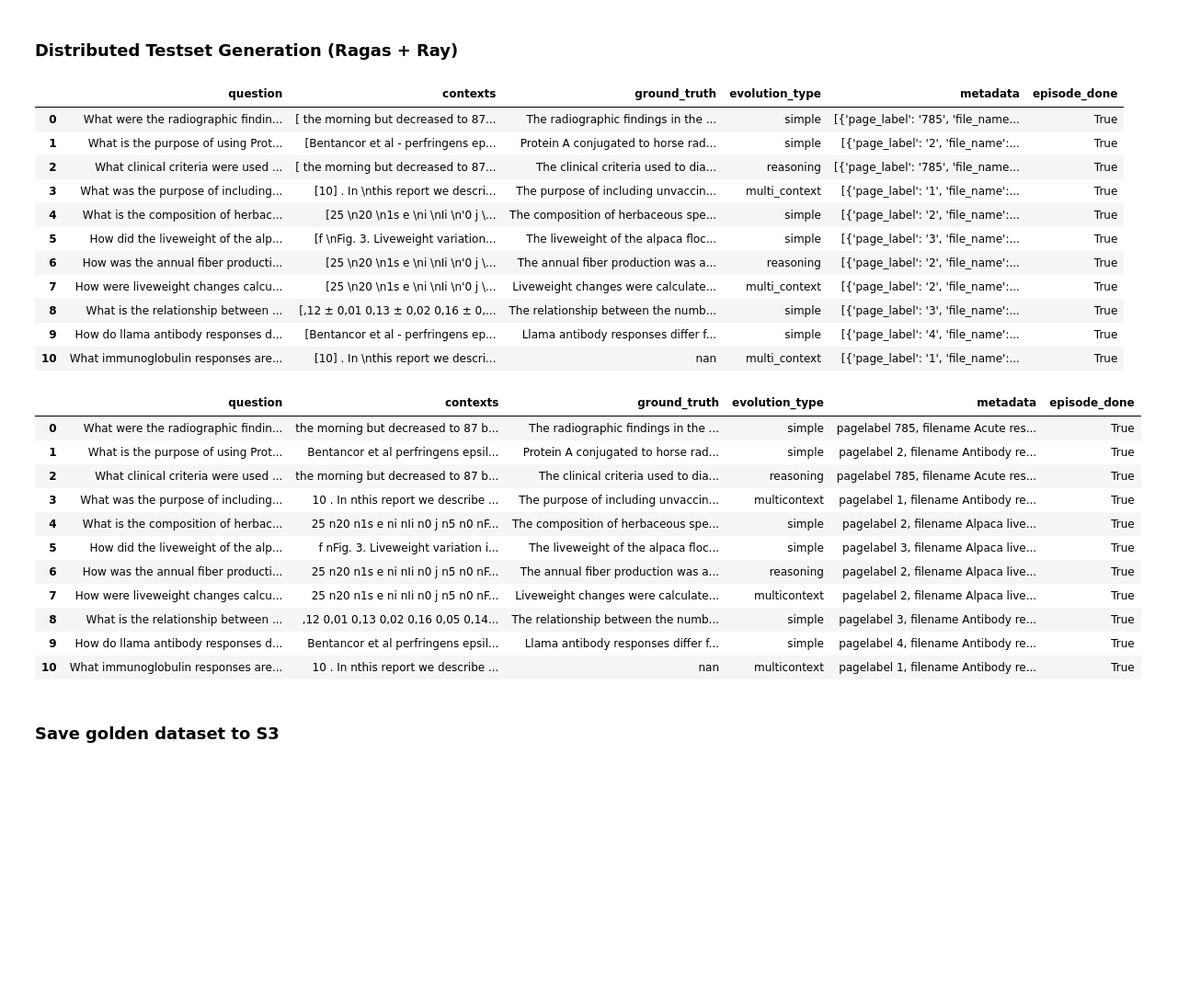
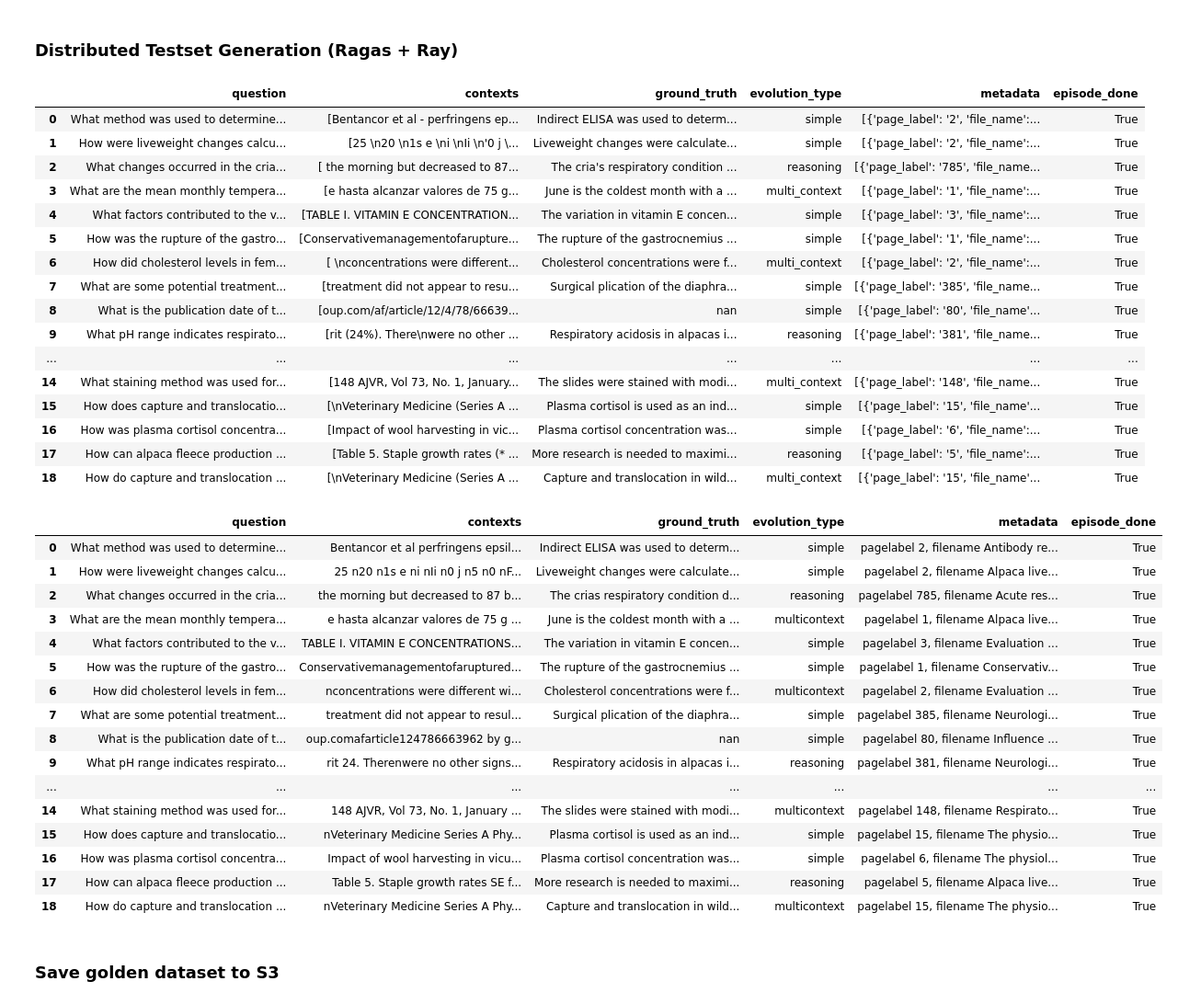
Before and after one commit to aishwaryaprabhat/goku, a Jupyter notebook: goku/dream/2_Distributed_Golden_Dataset_Creation.ipynb, the cells around one changed output. Shown at 92% size. Saved outputs shown, nothing was run; the diff lists cells and outputs as text; code cells hidden in the pictures; blank space fills up the shorter version.

Commit message:
pdf batching for distributed golden dataset creation

```diff
--- a/goku/dream/2_Distributed_Golden_Dataset_Creation.ipynb
+++ b/goku/dream/2_Distributed_Golden_Dataset_Creation.ipynb
@@ -39,6 +48,7 @@ ray.init(runtime_env=runtime_env, include_dashboard=True, log_to_driver=False)
 BUCKET_NAME = 'unstructured-data'
 # %%
 import boto3
+import os
 
 s3 = boto3.client(
         's3',
@@ -48,7 +58,6 @@ s3 = boto3.client(
     )
 
 def list_files_in_bucket(bucket_name):
-
     file_paths = []
     paginator = s3.get_paginator('list_objects_v2')
     page_iterator = paginator.paginate(Bucket=bucket_name)
@@ -56,7 +65,8 @@ def list_files_in_bucket(bucket_name):
     for page in page_iterator:
         if "Contents" in page:
             for obj in page['Contents']:
-                file_paths.append(obj['Key'])
+                if obj['Key'].lower().endswith('.pdf'):  # Check if the file is a PDF
+                    file_paths.append(obj['Key'])
 
     return file_paths
 # %%
@@ -127,55 +133,67 @@ def create_golden_dataset(bucket_name, file_name):
 # %%
 pdfs_on_s3 = list_files_in_bucket(BUCKET_NAME)
 futures = []
-for pdf in pdfs_on_s3[:3]:
-    futures.append(create_golden_dataset.remote(BUCKET_NAME, pdf))
+# Process up to 3 PDFs at a time
+for i in range(0, len(pdfs_on_s3), 3):
+    batch = pdfs_on_s3[i:i+3]
+    future = create_golden_dataset.remote(BUCKET_NAME, batch)
+    futures.append(future)
 
-# Retrieve and print the results
-golden_dfs = ray.get(futures)
+combined_golden_testsets = ray.get(futures)
 # %%
 import pandas as pd
 combined_golden_df = pd.DataFrame()
-for testset in golden_dfs:
+for testset in combined_golden_testsets:
     combined_golden_df = pd.concat([combined_golden_df, testset.to_pandas()], ignore_index=True)
 
 combined_golden_df
 # %% [output]
 |  | question | contexts | ground_truth | evolution_type | metadata | episode_done |
-| 0 | What were the radiographic findin... | [ the morning but decreased to 87... | The radiographic findings in the ... | simple | [{'page_label': '785', 'file_name... | True |
-| 1 | What is the purpose of using Prot... | [Bentancor et al - perfringens ep... | Protein A conjugated to horse rad... | simple | [{'page_label': '2', 'file_name':... | True |
-| 2 | What clinical criteria were used ... | [ the morning but decreased to 87... | The clinical criteria used to dia... | reasoning | [{'page_label': '785', 'file_name... | True |
-| 3 | What was the purpose of including... | [10] . In \nthis report we descri... | The purpose of including unvaccin... | multi_context | [{'page_label': '1', 'file_name':... | True |
-| 4 | What is the composition of herbac... | [25 \n20 \n1s e \ni \nIi \n'0 j \... | The composition of herbaceous spe... | simple | [{'page_label': '2', 'file_name':... | True |
-| 5 | How did the liveweight of the alp... | [f \nFig. 3. Liveweight variation... | The liveweight of the alpaca floc... | simple | [{'page_label': '3', 'file_name':... | True |
-| 6 | How was the annual fiber producti... | [25 \n20 \n1s e \ni \nIi \n'0 j \... | The annual fiber production was a... | reasoning | [{'page_label': '2', 'file_name':... | True |
-| 7 | How were liveweight changes calcu... | [25 \n20 \n1s e \ni \nIi \n'0 j \... | Liveweight changes were calculate... | multi_context | [{'page_label': '2', 'file_name':... | True |
-| 8 | What is the relationship between ... | [,12 ± 0,01 0,13 ± 0,02 0,16 ± 0,... | The relationship between the numb... | simple | [{'page_label': '3', 'file_name':... | True |
-| 9 | How do llama antibody responses d... | [Bentancor et al - perfringens ep... | Llama antibody responses differ f... | simple | [{'page_label': '4', 'file_name':... | True |
-| 10 | What immunoglobulin responses are... | [10] . In \nthis report we descri... | nan | multi_context | [{'page_label': '1', 'file_name':... | True |
+| 0 | What method was used to determine... | [Bentancor et al - perfringens ep... | Indirect ELISA was used to determ... | simple | [{'page_label': '2', 'file_name':... | True |
+| 1 | How were liveweight changes calcu... | [25 \n20 \n1s e \ni \nIi \n'0 j \... | Liveweight changes were calculate... | simple | [{'page_label': '2', 'file_name':... | True |
+| 2 | What changes occurred in the cria... | [ the morning but decreased to 87... | The cria's respiratory condition ... | reasoning | [{'page_label': '785', 'file_name... | True |
+| 3 | What are the mean monthly tempera... | [e hasta alcanzar valores de 75 g... | June is the coldest month with a ... | multi_context | [{'page_label': '1', 'file_name':... | True |
+| 4 | What factors contributed to the v... | [TABLE I. VITAMIN E CONCENTRATION... | The variation in vitamin E concen... | simple | [{'page_label': '3', 'file_name':... | True |
+| 5 | How was the rupture of the gastro... | [Conservativemanagementofarupture... | The rupture of the gastrocnemius ... | simple | [{'page_label': '1', 'file_name':... | True |
+| 6 | How did cholesterol levels in fem... | [ \nconcentrations were different... | Cholesterol concentrations were f... | multi_context | [{'page_label': '2', 'file_name':... | True |
+| 7 | What are some potential treatment... | [treatment did not appear to resu... | Surgical plication of the diaphra... | simple | [{'page_label': '385', 'file_name... | True |
+| 8 | What is the publication date of t... | [oup.com/af/article/12/4/78/66639... | nan | simple | [{'page_label': '80', 'file_name'... | True |
+| 9 | What pH range indicates respirato... | [rit (24%). There\nwere no other ... | Respiratory acidosis in alpacas i... | reasoning | [{'page_label': '381', 'file_name... | True |
+| ... | ... | ... | ... | ... | ... | ... |
+| 14 | What staining method was used for... | [148 AJVR, Vol 73, No. 1, January... | The slides were stained with modi... | multi_context | [{'page_label': '148', 'file_name... | True |
+| 15 | How does capture and translocatio... | [\nVeterinary Medicine (Series A ... | Plasma cortisol is used as an ind... | simple | [{'page_label': '15', 'file_name'... | True |
+| 16 | How was plasma cortisol concentra... | [Impact of wool harvesting in vic... | Plasma cortisol concentration was... | simple | [{'page_label': '6', 'file_name':... | True |
+| 17 | How can alpaca fleece production ... | [Table 5. Staple growth rates (* ... | More research is needed to maximi... | reasoning | [{'page_label': '5', 'file_name':... | True |
+| 18 | How do capture and translocation ... | [\nVeterinary Medicine (Series A ... | Capture and translocation in wild... | multi_context | [{'page_label': '15', 'file_name'... | True |
 # %%
 import re
 pattern = r"[^a-zA-Z0-9.,? ]"
 
 # Define a function to replace special characters in a string
 def remove_special_chars(s):
     return re.sub(pattern, '', str(s))
 
 # Apply the function to each cell in the DataFrame
-combined_golden_df = combined_golden_df.applymap(remove_special_chars)
+combined_golden_df = combined_golden_df.map(remove_special_chars)
 combined_golden_df
 # %% [output]
 |  | question | contexts | ground_truth | evolution_type | metadata | episode_done |
-| 0 | What were the radiographic findin... | the morning but decreased to 87 b... | The radiographic findings in the ... | simple | pagelabel 785, filename Acute res... | True |
-| 1 | What is the purpose of using Prot... | Bentancor et al perfringens epsil... | Protein A conjugated to horse rad... | simple | pagelabel 2, filename Antibody re... | True |
-| 2 | What clinical criteria were used ... | the morning but decreased to 87 b... | The clinical criteria used to dia... | reasoning | pagelabel 785, filename Acute res... | True |
-| 3 | What was the purpose of including... | 10 . In nthis report we describe ... | The purpose of including unvaccin... | multicontext | pagelabel 1, filename Antibody re... | True |
-| 4 | What is the composition of herbac... | 25 n20 n1s e ni nIi n0 j n5 n0 nF... | The composition of herbaceous spe... | simple | pagelabel 2, filename Alpaca live... | True |
-| 5 | How did the liveweight of the alp... | f nFig. 3. Liveweight variation i... | The liveweight of the alpaca floc... | simple | pagelabel 3, filename Alpaca live... | True |
-| 6 | How was the annual fiber producti... | 25 n20 n1s e ni nIi n0 j n5 n0 nF... | The annual fiber production was a... | reasoning | pagelabel 2, filename Alpaca live... | True |
-| 7 | How were liveweight changes calcu... | 25 n20 n1s e ni nIi n0 j n5 n0 nF... | Liveweight changes were calculate... | multicontext | pagelabel 2, filename Alpaca live... | True |
-| 8 | What is the relationship between ... | ,12 0,01 0,13 0,02 0,16 0,05 0,14... | The relationship between the numb... | simple | pagelabel 3, filename Antibody re... | True |
-| 9 | How do llama antibody responses d... | Bentancor et al perfringens epsil... | Llama antibody responses differ f... | simple | pagelabel 4, filename Antibody re... | True |
-| 10 | What immunoglobulin responses are... | 10 . In nthis report we describe ... | nan | multicontext | pagelabel 1, filename Antibody re... | True |
+| 0 | What method was used to determine... | Bentancor et al perfringens epsil... | Indirect ELISA was used to determ... | simple | pagelabel 2, filename Antibody re... | True |
+| 1 | How were liveweight changes calcu... | 25 n20 n1s e ni nIi n0 j n5 n0 nF... | Liveweight changes were calculate... | simple | pagelabel 2, filename Alpaca live... | True |
+| 2 | What changes occurred in the cria... | the morning but decreased to 87 b... | The crias respiratory condition d... | reasoning | pagelabel 785, filename Acute res... | True |
+| 3 | What are the mean monthly tempera... | e hasta alcanzar valores de 75 g ... | June is the coldest month with a ... | multicontext | pagelabel 1, filename Alpaca live... | True |
+| 4 | What factors contributed to the v... | TABLE I. VITAMIN E CONCENTRATIONS... | The variation in vitamin E concen... | simple | pagelabel 3, filename Evaluation ... | True |
+| 5 | How was the rupture of the gastro... | Conservativemanagementofaruptured... | The rupture of the gastrocnemius ... | simple | pagelabel 1, filename Conservativ... | True |
+| 6 | How did cholesterol levels in fem... | nconcentrations were different wi... | Cholesterol concentrations were f... | multicontext | pagelabel 2, filename Evaluation ... | True |
+| 7 | What are some potential treatment... | treatment did not appear to resul... | Surgical plication of the diaphra... | simple | pagelabel 385, filename Neurologi... | True |
+| 8 | What is the publication date of t... | oup.comafarticle124786663962 by g... | nan | simple | pagelabel 80, filename Influence ... | True |
+| 9 | What pH range indicates respirato... | rit 24. Therenwere no other signs... | Respiratory acidosis in alpacas i... | reasoning | pagelabel 381, filename Neurologi... | True |
+| ... | ... | ... | ... | ... | ... | ... |
+| 14 | What staining method was used for... | 148 AJVR, Vol 73, No. 1, January ... | The slides were stained with modi... | multicontext | pagelabel 148, filename Respirato... | True |
+| 15 | How does capture and translocatio... | nVeterinary Medicine Series A Phy... | Plasma cortisol is used as an ind... | simple | pagelabel 15, filename The physio... | True |
+| 16 | How was plasma cortisol concentra... | Impact of wool harvesting in vicu... | Plasma cortisol concentration was... | simple | pagelabel 6, filename The physiol... | True |
+| 17 | How can alpaca fleece production ... | Table 5. Staple growth rates SE f... | More research is needed to maximi... | reasoning | pagelabel 5, filename Alpaca live... | True |
+| 18 | How do capture and translocation ... | nVeterinary Medicine Series A Phy... | Capture and translocation in wild... | multicontext | pagelabel 15, filename The physio... | True |
 # %% [markdown]
 ### Save golden dataset to S3
 # %%
```
Also changed, not shown: parts of 3 cells of this notebook.
